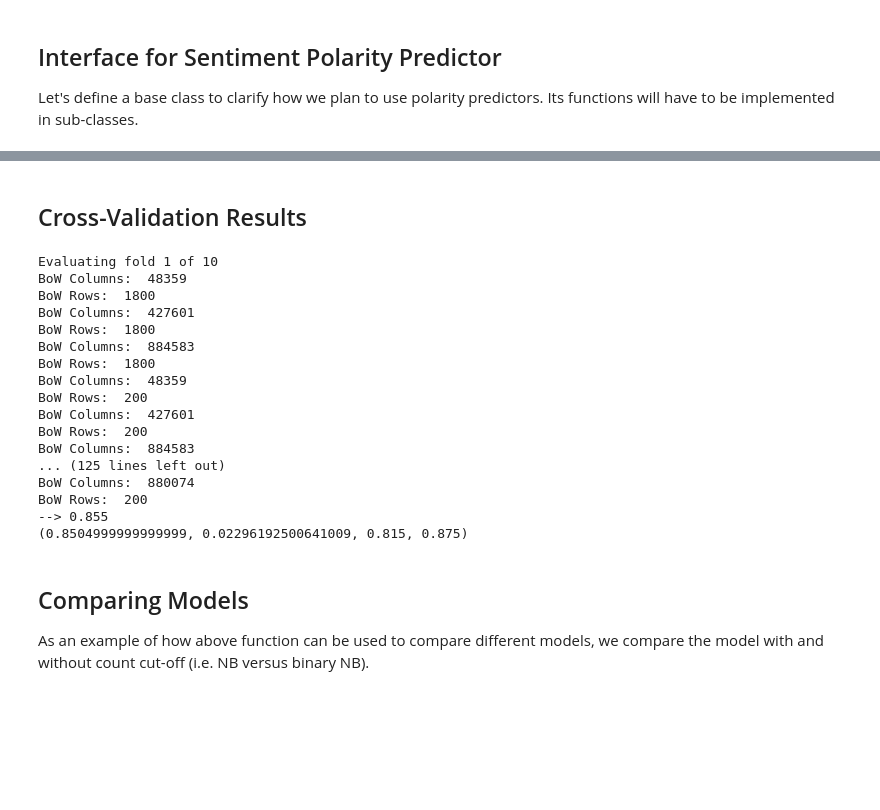
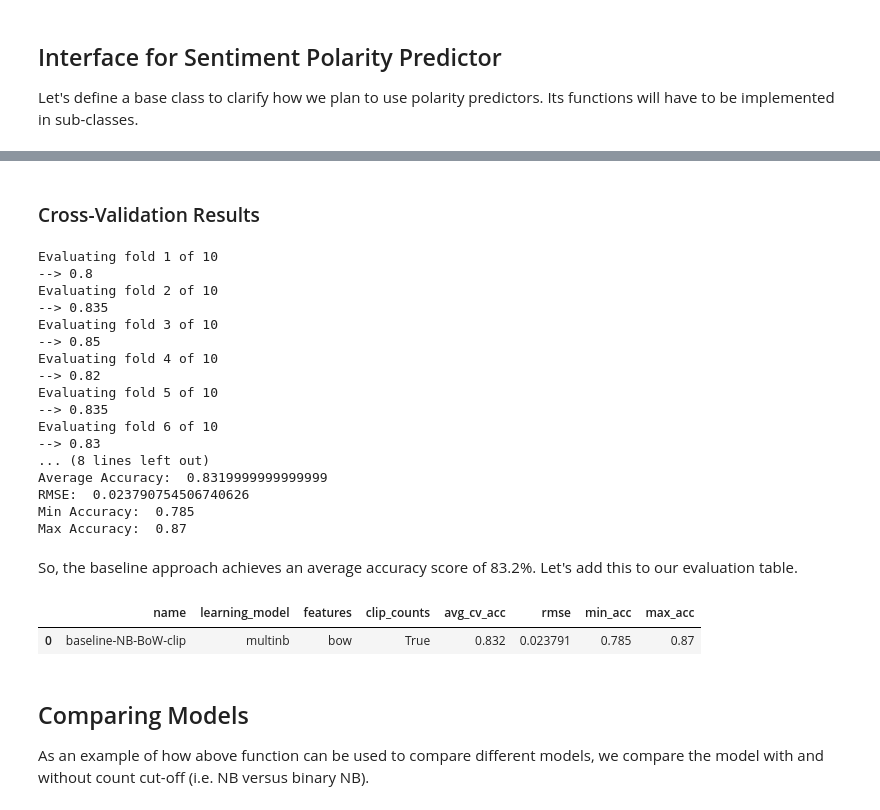
Before and after one commit to iftzp/binary-sentiment-analysis, a Jupyter notebook: sentiment-naive-bayes.ipynb, the cells around one changed output, grey strips where cells are left out. Cells and saved outputs as stored; diff of their text form; code cells hidden in the pictures; blank space fills up the shorter version.

```diff
--- a/sentiment-naive-bayes.ipynb
+++ b/sentiment-naive-bayes.ipynb
@@ -353,14 +369,15 @@ class PolarityPredictorExtractFeatures(PolarityPredictorInit):
         self.clip_counts = clip_counts
 
     def extract_features(self, data, feature_list):
+        """
+        Creates features from the data. This implementation creates a dict which contains the relevant feature
+        matrices for different feature implementations.
+        """
         feature_matrices = {}
 
 #         master_matrix = numpy.zeros((len(data),1), dtype=numpy.int32)
         master_matrix = None
 
-        """
-        Creates BoW's features from the data.
-        """
         for feature in feature_list:
             if feature == 'bow':
             # create numpy array of required size
@@ -370,8 +387,6 @@ class PolarityPredictorExtractFeatures(PolarityPredictorInit):
             elif feature == 'bot':
                 columns = len(self.trigrams)
             rows = len(data)
-            print("BoW Columns: ", columns)
-            print("BoW Rows: ", rows)
 
             # Initialise a feature matrix with zeros
             features = numpy.zeros((rows, columns), dtype=numpy.int32)
@@ -470,5 +491,5 @@ class PolarityPredictor(PolarityPredictorAssignTargets):
 # %%
-model = PolarityPredictor()
-feature_list = ['bow', 'bob', 'bot']
+model = PolarityPredictor(clip_counts=True)
+feature_list = ['bow']
 learning_model = 'multinb'
-model.train(splits[0][0], features=feature_list, learning_model='multinb')
+model.train(splits[0][0], feature_list, learning_model)
@@ -533,7 +535,7 @@ BoW Rows:  200
 # %% [markdown]
-## Cross-Validation Results
+### Cross-Validation Results
 # %%
-def evaluate_model(model, splits, verbose = False):
+def evaluate_model(model, splits, feature_list, learning_model, verbose = False):
     accuracies = []
     fold = 0
     for tr_data, te_data in splits:
@@ -552,22 +554,28 @@ def evaluate_model(model, splits, verbose = False):
             max(accuracies))
 
 # this takes about 3 minutes
-print(evaluate_model(model, splits, verbose = True))
+model1_avg, model1_rmse, model1_min_acc, model1_max_acc = evaluate_model(model, splits, feature_list, learning_model, verbose = True)
+print("Average Accuracy: ", model1_avg)
+print("RMSE: ", model1_rmse)
+print("Min Accuracy: ", model1_min_acc)
+print("Max Accuracy: ", model1_max_acc)
 # %% [output]
 Evaluating fold 1 of 10
-BoW Columns:  48359
-BoW Rows:  1800
-BoW Columns:  427601
-BoW Rows:  1800
-BoW Columns:  884583
-BoW Rows:  1800
-BoW Columns:  48359
-BoW Rows:  200
-BoW Columns:  427601
-BoW Rows:  200
-BoW Columns:  884583
-... (125 lines left out)
-BoW Columns:  880074
-BoW Rows:  200
---> 0.855
-(0.8504999999999999, 0.02296192500641009, 0.815, 0.875)
+--> 0.8
+Evaluating fold 2 of 10
+--> 0.835
+Evaluating fold 3 of 10
+--> 0.85
+Evaluating fold 4 of 10
+--> 0.82
+Evaluating fold 5 of 10
+--> 0.835
+Evaluating fold 6 of 10
+--> 0.83
+... (8 lines left out)
+Average Accuracy:  0.8319999999999999
+RMSE:  0.023790754506740626
+Min Accuracy:  0.785
+Max Accuracy:  0.87
+# %% [markdown]
+So, the baseline approach achieves an average accuracy score of 83.2%. Let's add this to our evaluation table.
@@ -574,3 +584,8 @@ BoW Rows:  200
+# %%
+evaluation_df
+# %% [output]
+|  | name | learning_model | features | clip_counts | avg_cv_acc | rmse | min_acc | max_acc |
+| 0 | baseline-NB-BoW-clip | multinb | bow | True | 0.832 | 0.023791 | 0.785 | 0.87 |
 # %% [markdown]
 ## Comparing Models
 
```
Also changed, not shown: parts of 28 cells of this notebook.
